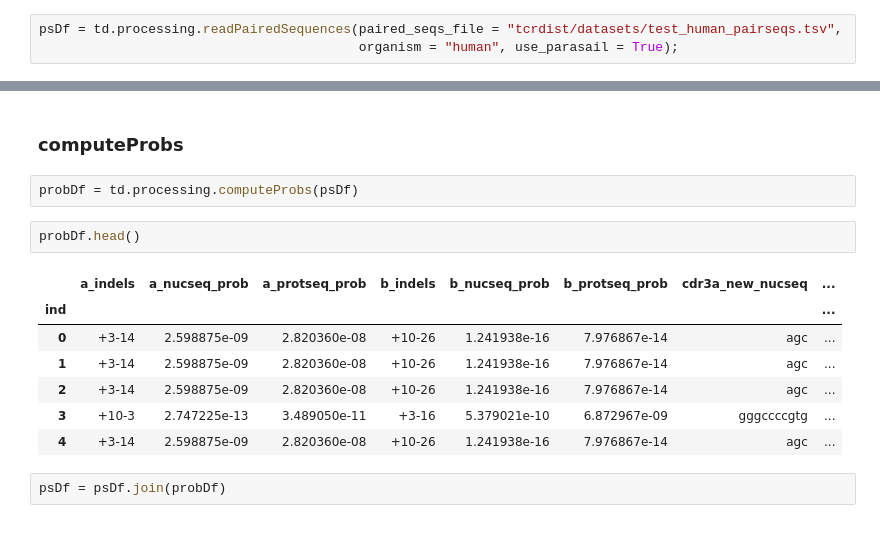
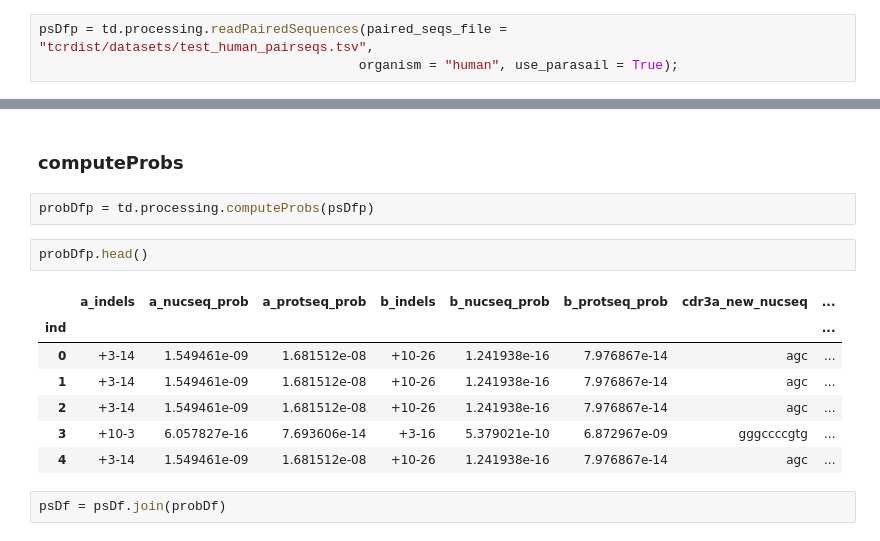
Before and after one commit to kmayerb/tcrdist2, a Jupyter notebook: instructions_api.ipynb, the cells around one changed output, grey strips where cells are left out. Cells and saved outputs as stored; diff of their text form.

```diff
--- a/instructions_api.ipynb
+++ b/instructions_api.ipynb
@@ -67,5 +63,5 @@ human_tcr0001   pp65    human_subject0010       TACAGCAGGGTTTTGTCTGTGATATACCATCA
 # %%
-psDf = td.processing.readPairedSequences(paired_seqs_file = "tcrdist/datasets/test_human_pairseqs.tsv",
+psDfp = td.processing.readPairedSequences(paired_seqs_file = "tcrdist/datasets/test_human_pairseqs.tsv",
                                          organism = "human", use_parasail = True);
 # %% [output]
 RESULTS BASED ON PARASAIL
@@ -117,17 +127,17 @@ psDf[['cdr3a','cdr3b']]
 # %% [markdown]
 ### computeProbs
 # %%
-probDf = td.processing.computeProbs(psDf)
+probDfp = td.processing.computeProbs(psDfp)
 # %%
-probDf.head()
+probDfp.head()
 # %% [output]
 |  | a_indels | a_nucseq_prob | a_protseq_prob | b_indels | b_nucseq_prob | b_protseq_prob | cdr3a_new_nucseq | ... |
 | ind |  |  |  |  |  |  |  | ... |
-| 0 | +3-14 | 2.598875e-09 | 2.820360e-08 | +10-26 | 1.241938e-16 | 7.976867e-14 | agc | ... |
-| 1 | +3-14 | 2.598875e-09 | 2.820360e-08 | +10-26 | 1.241938e-16 | 7.976867e-14 | agc | ... |
-| 2 | +3-14 | 2.598875e-09 | 2.820360e-08 | +10-26 | 1.241938e-16 | 7.976867e-14 | agc | ... |
-| 3 | +10-3 | 2.747225e-13 | 3.489050e-11 | +3-16 | 5.379021e-10 | 6.872967e-09 | gggccccgtg | ... |
-| 4 | +3-14 | 2.598875e-09 | 2.820360e-08 | +10-26 | 1.241938e-16 | 7.976867e-14 | agc | ... |
+| 0 | +3-14 | 1.549461e-09 | 1.681512e-08 | +10-26 | 1.241938e-16 | 7.976867e-14 | agc | ... |
+| 1 | +3-14 | 1.549461e-09 | 1.681512e-08 | +10-26 | 1.241938e-16 | 7.976867e-14 | agc | ... |
+| 2 | +3-14 | 1.549461e-09 | 1.681512e-08 | +10-26 | 1.241938e-16 | 7.976867e-14 | agc | ... |
+| 3 | +10-3 | 6.057827e-16 | 7.693606e-14 | +3-16 | 5.379021e-10 | 6.872967e-09 | gggccccgtg | ... |
+| 4 | +3-14 | 1.549461e-09 | 1.681512e-08 | +10-26 | 1.241938e-16 | 7.976867e-14 | agc | ... |
 # %%
 psDf = psDf.join(probDf)
 # %% [markdown]
```
Also changed, not shown: parts of 19 cells of this notebook, 1 other file.
